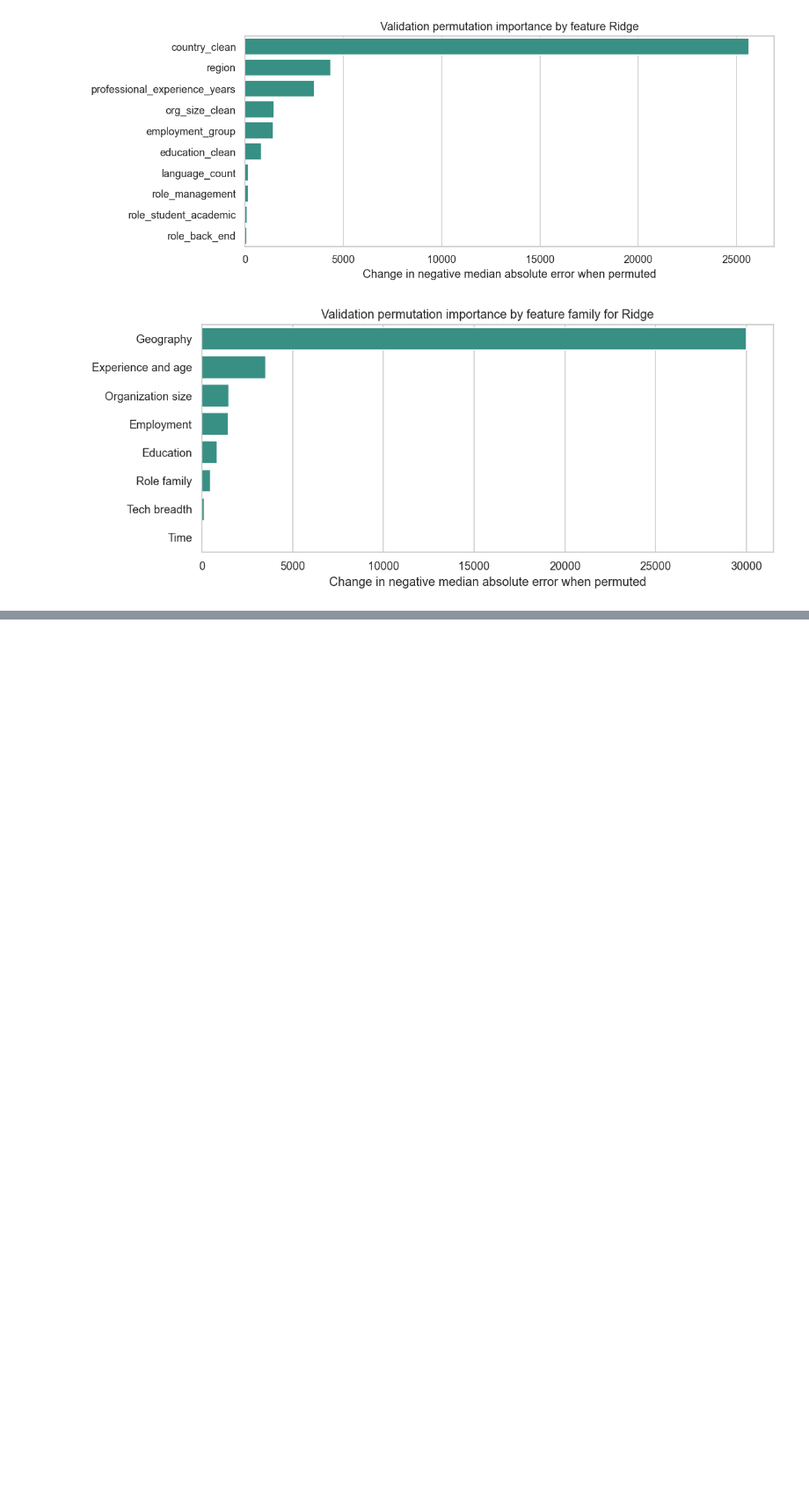
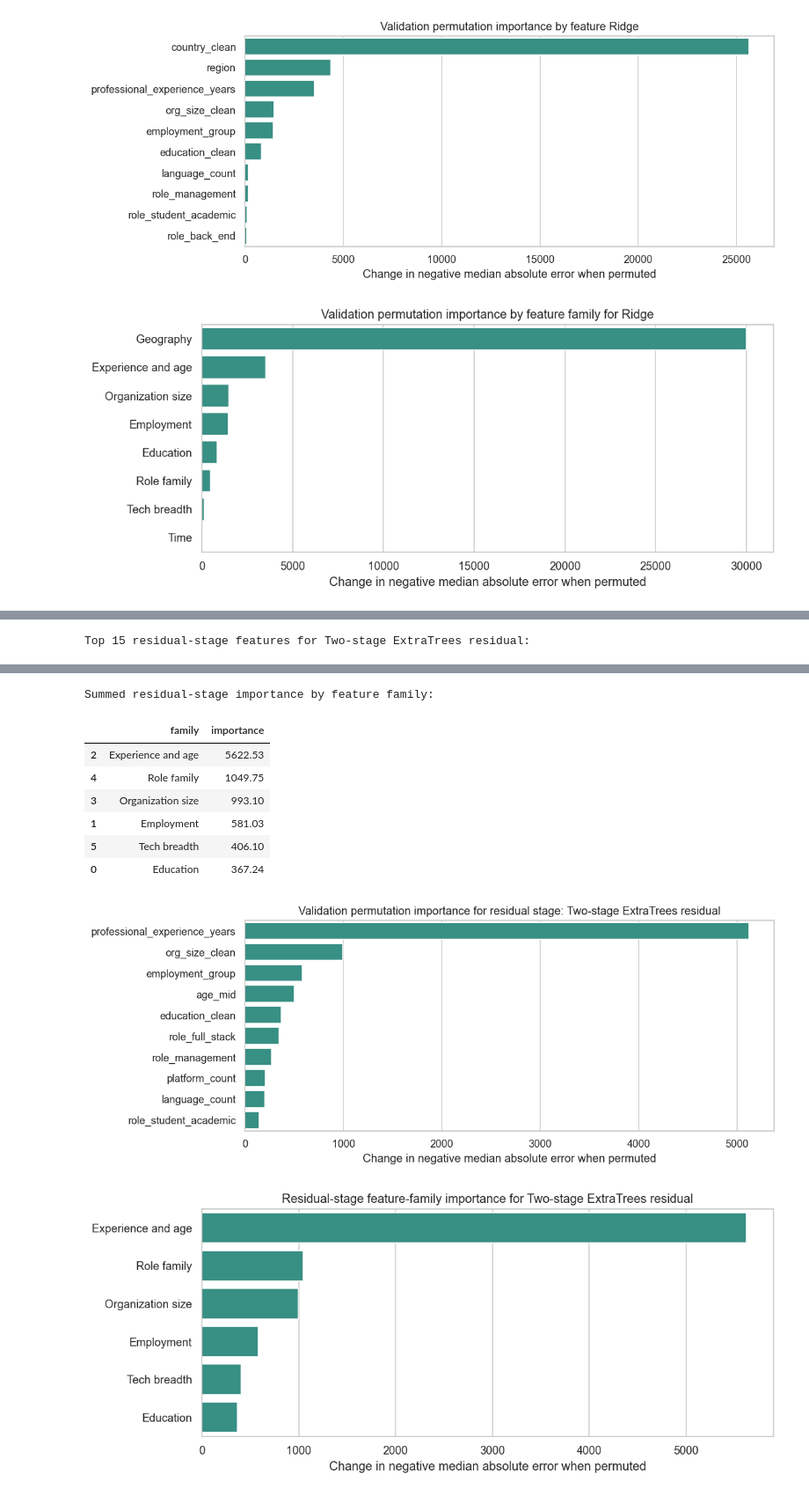
Before and after one commit to Jdrice72901/DSBA-6211-Stack-overflow-Survey-Analysis, a Jupyter notebook: notebooks/Compensation_Model.ipynb, the cells around one changed output, grey strips where cells are left out. Shown at 88% size. Cells and saved outputs as stored; diff of their text form; code cells hidden in the pictures; blank space fills up the shorter version.

```diff
--- a/notebooks/Compensation_Model.ipynb
+++ b/notebooks/Compensation_Model.ipynb
@@ -685,0 +1185,64 @@ Top families by permutation importance:
+# %%
+if best_two_stage_name == 'Two-stage Ridge residual':
+    best_two_stage_valid_model = resid_ridge_valid_model
+    best_two_stage_valid_base = resid_ridge_valid_base
+elif best_two_stage_name == 'Two-stage ElasticNet residual':
+    best_two_stage_valid_model = resid_elastic_valid_model
+    best_two_stage_valid_base = resid_elastic_valid_base
+else:
+    best_two_stage_valid_model = resid_extra_valid_model
+    best_two_stage_valid_base = resid_extra_valid_base
+
+two_stage_family_map = {
+    'employment_group': 'Employment',
+    'education_clean': 'Education',
+    'org_size_clean': 'Organization size',
+    'age_mid': 'Experience and age',
+    'professional_experience_years': 'Experience and age',
+    'language_count': 'Tech breadth',
+    'database_count': 'Tech breadth',
+    'platform_count': 'Tech breadth'
+}
+for col in role_cols:
+    two_stage_family_map[col] = 'Role family'
+
+two_stage_wrapper = ResidualStageWrapper(best_two_stage_valid_base, best_two_stage_valid_model)
+
+two_stage_perm_raw = permutation_importance(
+    two_stage_wrapper,
+    core_valid[RESIDUAL_FEATURES],
+    core_valid[TARGET_COL],
+    scoring=medae_real_loss,
+    n_repeats=5,
+    random_state=RANDOM_STATE,
+    n_jobs=-1
+)
+
+two_stage_perm_df = pd.DataFrame({
+    'feature': RESIDUAL_FEATURES,
+    'importance': two_stage_perm_raw.importances_mean,
+    'family': [two_stage_family_map.get(col, 'Other') for col in RESIDUAL_FEATURES]
+}).sort_values('importance', ascending=False)
+
+two_stage_family_imp = two_stage_perm_df.groupby('family', as_index=False)['importance'].sum().sort_values('importance', ascending=False)
+
+print(f"Top 15 residual-stage features for {best_two_stage_name}:")
+display(two_stage_perm_df.head(15).round(2))
+print("\nSummed residual-stage importance by feature family:")
+display(two_stage_family_imp.round(2))
+
+plt.figure(figsize=(10, 4))
+sns.barplot(data=two_stage_perm_df.head(10), x='importance', y='feature', color='#2A9D8F')
+plt.title(f"Validation permutation importance for residual stage: {best_two_stage_name}")
+plt.xlabel("Change in negative median absolute error when permuted")
+plt.ylabel("")
+plt.show()
+
+plt.figure(figsize=(10, 4))
+sns.barplot(data=two_stage_family_imp, x='importance', y='family', color='#2A9D8F')
+plt.title(f"Residual-stage feature-family importance for {best_two_stage_name}")
+plt.xlabel("Change in negative median absolute error when permuted")
+plt.ylabel("")
+plt.show()
+# %% [output]
+Top 15 residual-stage features for Two-stage ExtraTrees residual:
@@ -685,0 +1265,10 @@ Top families by permutation importance:
+Summed residual-stage importance by feature family:
+|  | family | importance |
+| 2 | Experience and age | 5622.53 |
+| 4 | Role family | 1049.75 |
+| 3 | Organization size | 993.10 |
+| 1 | Employment | 581.03 |
+| 5 | Tech breadth | 406.10 |
+| 0 | Education | 367.24 |
+[figure, added]
+[figure, added]
```
Also changed, not shown: parts of 37 cells of this notebook, 8 other files.
